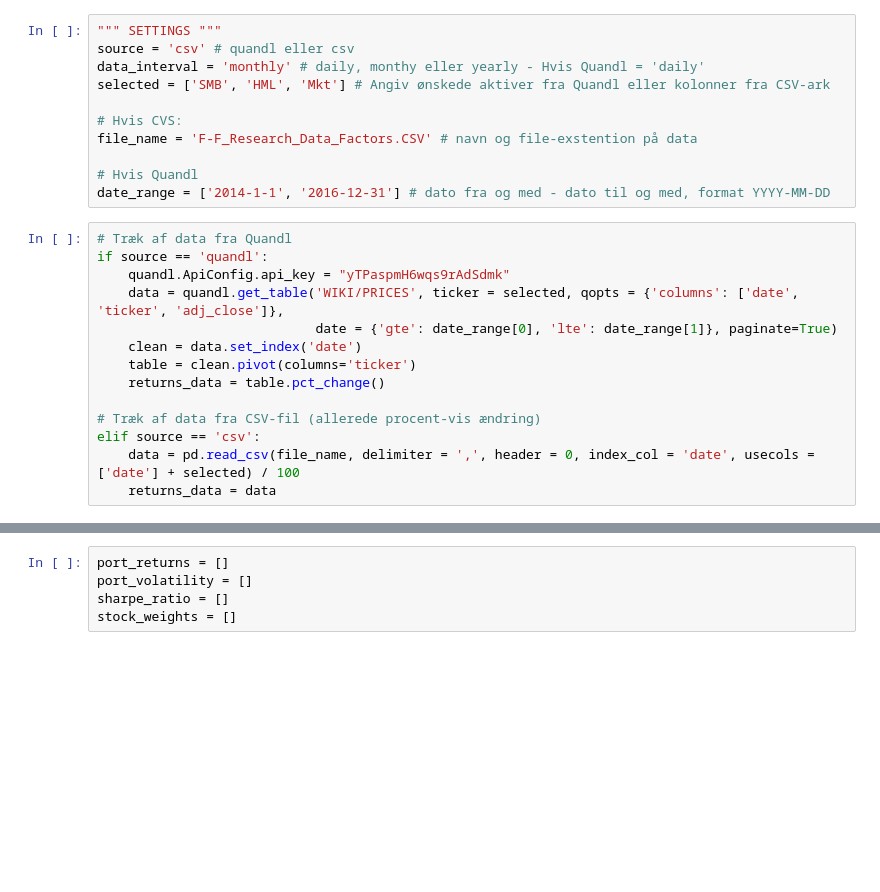
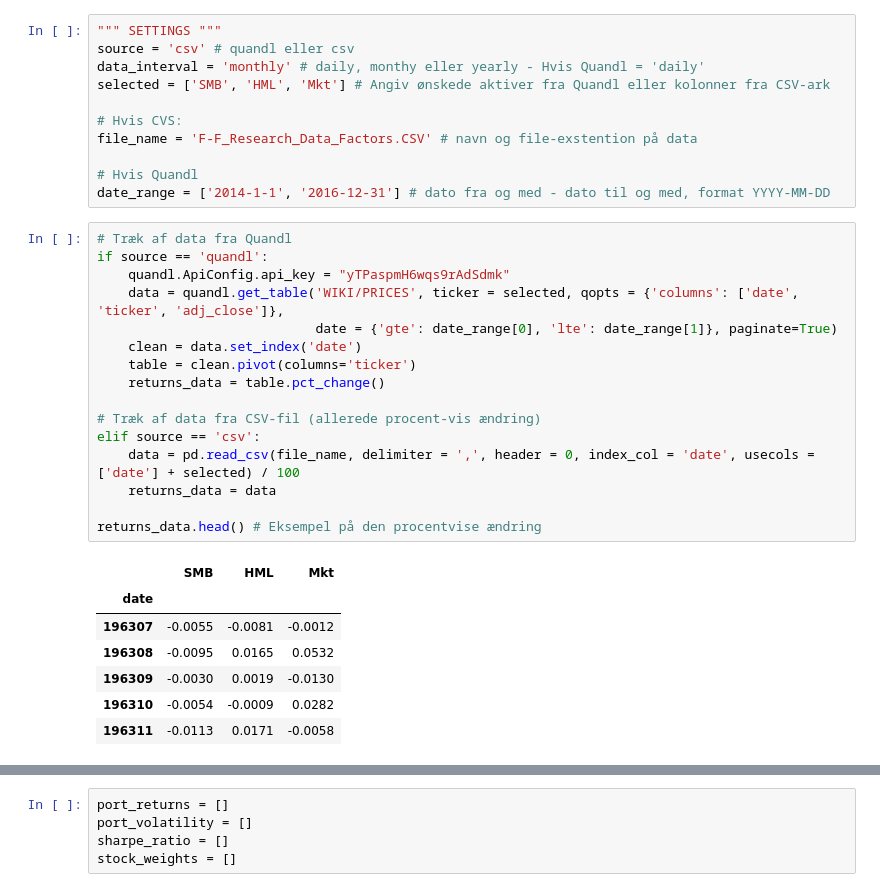
Before and after one commit to nistrup/bachelors-project, a Jupyter notebook: mv.ipynb, the cells around one changed output, grey strips where cells are left out. Cells and saved outputs as stored; diff of their text form; blank space fills up the shorter version.

```diff
--- a/mv.ipynb
+++ b/mv.ipynb
@@ -18,15 +18,25 @@ date_range = ['2014-1-1', '2016-12-31'] # dato fra og med - dato til og med, for
 # %%
 # Træk af data fra Quandl
 if source == 'quandl':
     quandl.ApiConfig.api_key = "yTPaspmH6wqs9rAdSdmk"
     data = quandl.get_table('WIKI/PRICES', ticker = selected, qopts = {'columns': ['date', 'ticker', 'adj_close']},
                             date = {'gte': date_range[0], 'lte': date_range[1]}, paginate=True)
     clean = data.set_index('date')
     table = clean.pivot(columns='ticker')
     returns_data = table.pct_change()
 
 # Træk af data fra CSV-fil (allerede procent-vis ændring)
 elif source == 'csv':
     data = pd.read_csv(file_name, delimiter = ',', header = 0, index_col = 'date', usecols = ['date'] + selected) / 100
     returns_data = data
+
+returns_data.head() # Eksempel på den procentvise ændring
+# %% [output]
+|  | SMB | HML | Mkt |
+| date |  |  |  |
+| 196307 | -0.0055 | -0.0081 | -0.0012 |
+| 196308 | -0.0095 | 0.0165 | 0.0532 |
+| 196309 | -0.0030 | 0.0019 | -0.0130 |
+| 196310 | -0.0054 | -0.0009 | 0.0282 |
+| 196311 | -0.0113 | 0.0171 | -0.0058 |
 # %%
```
Also changed, not shown: parts of 4 cells of this notebook, 1 other file.
